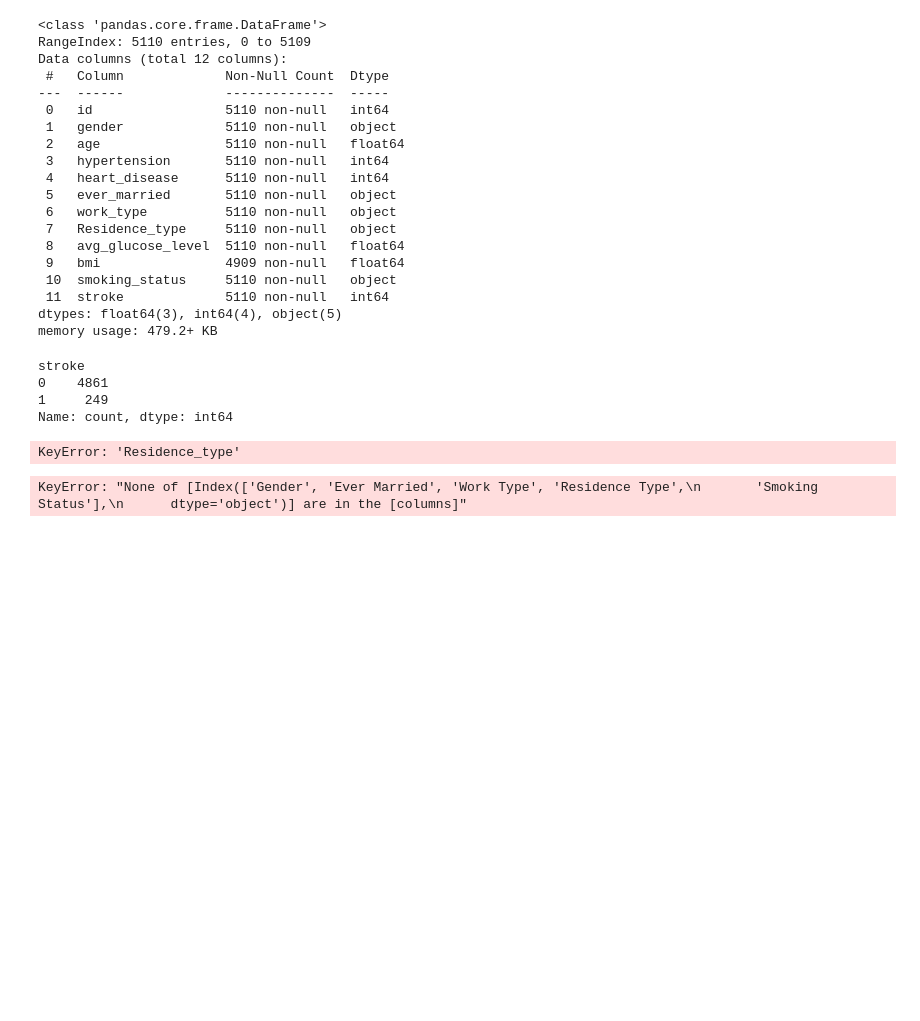
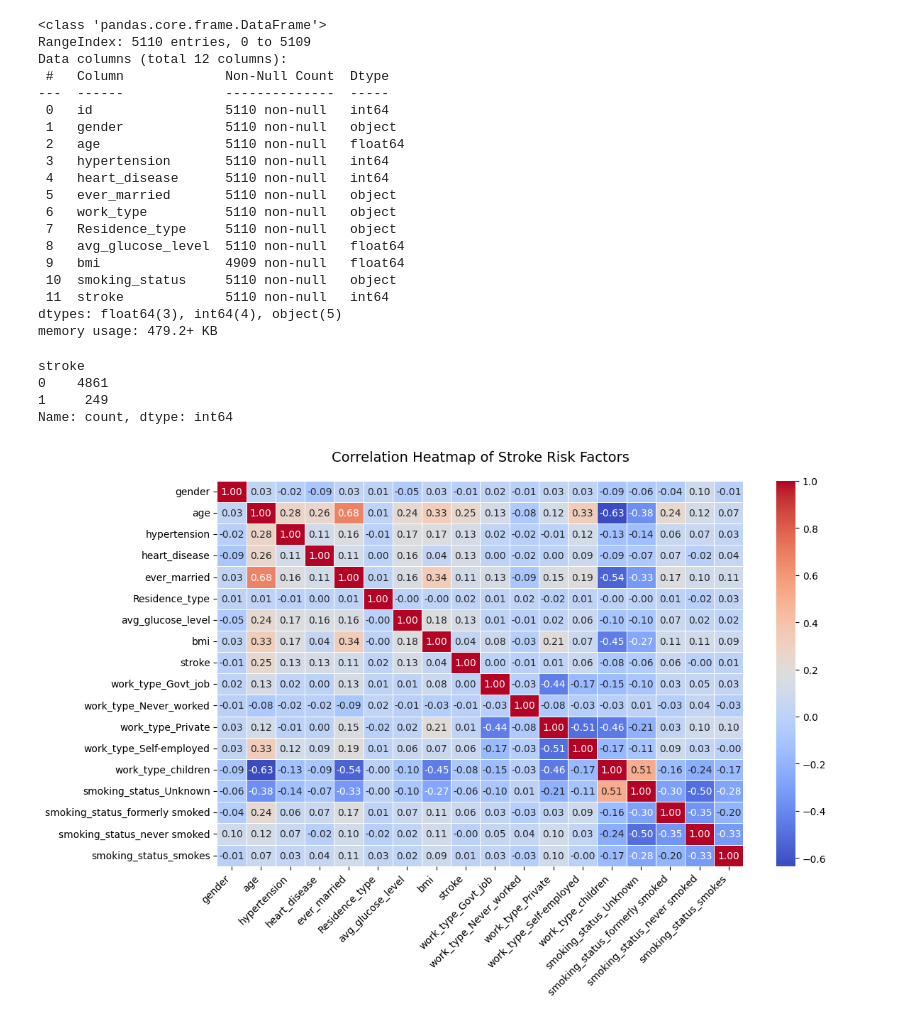
Before and after one commit to AleyAmin/Stroke-Prediction-ML, a Jupyter notebook: sample.ipynb, the cells around one changed output. Drawn from its saved outputs; the diff is of its cells as text; code cells hidden in the pictures; blank space fills up the shorter version.

Commit message:
Heatmap Done

```diff
--- a/sample.ipynb
+++ b/sample.ipynb
@@ -65,26 +65,29 @@ Name: count, dtype: int64
 # %%
 import pandas as pd
 import seaborn as sns
 import matplotlib.pyplot as plt
 
-# Encoding categorical variables
+# --- Data Preprocessing ---
+# 1. Drop ID column (note: your original code used 'id' but your data shows 'ID')
+df = df.drop(columns=['id'])
+
+# 2. Encode binary/categorical columns (consistent with your approach)
 df['gender'] = df['gender'].map({'Male': 0, 'Female': 1, 'Other': 2})
 df['ever_married'] = df['ever_married'].map({'No': 0, 'Yes': 1})
 df['Residence_type'] = df['Residence_type'].map({'Rural': 0, 'Urban': 1})
 
-# Drop the 'ID' column since it's a unique identifier and doesn't help with correlation
-df = df.drop(columns=['id'])
+# 3. One-hot encode remaining categorical variables (Work Type, Smoking Status)
+df = pd.get_dummies(df, columns=['work_type', 'smoking_status'])
 
-# Create the heatmap
-sns.heatmap(df.corr(), annot=True, cmap='coolwarm')
-plt.title("Correlation Heatmap")
+# --- Correlation Heatmap ---
+plt.figure(figsize=(12, 8))
+sns.heatmap(df.corr(), annot=True, cmap='coolwarm', fmt='.2f', linewidths=0.5)
+plt.title("Correlation Heatmap of Stroke Risk Factors", pad=20, fontsize=14)
+plt.xticks(rotation=45, ha='right')  # Rotate x-axis labels for readability
+plt.tight_layout()  # Prevent label cutoff
 plt.show()
 # %% [output]
-KeyError: 'Residence_type'
+[figure, added]
-# %%
-df = pd.get_dummies(df, columns=['Gender', 'Ever Married', 'Work Type', 'Residence Type', 'Smoking Status'])
-# %% [output]
-KeyError: "None of [Index(['Gender', 'Ever Married', 'Work Type', 'Residence Type',\n       'Smoking Status'],\n      dtype='object')] are in the [columns]"
 # %%
 from sklearn.model_selection import train_test_split
 X_train, X_test, y_train, y_test = train_test_split(X, y, test_size=0.2, random_state=42)
```
